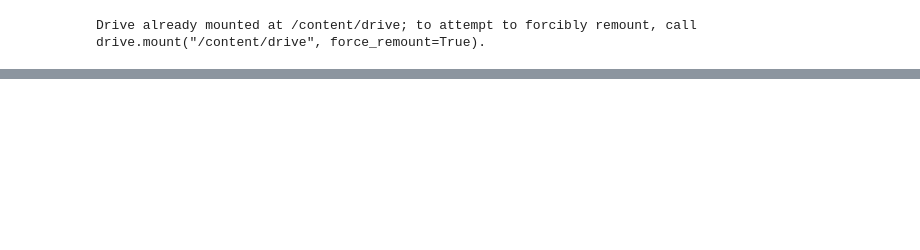
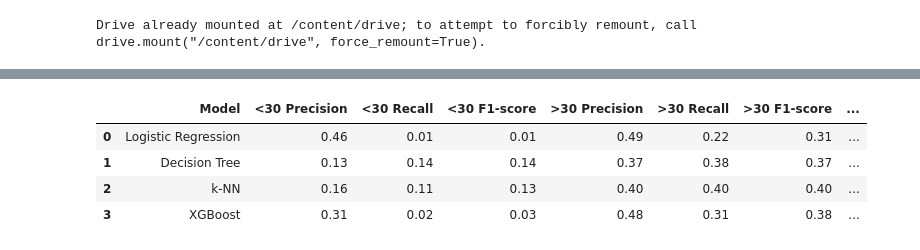
Before and after one commit to Augy23/Tugas-Manchine-Learning, a Jupyter notebook: UTS/UTS_Classification_Augrys_Farha_Sulistya_Negara.ipynb, the cells around one changed output, grey strips where cells are left out. Saved outputs shown, nothing was run; the diff lists cells and outputs as text; code cells hidden in the pictures; blank space fills up the shorter version.

```diff
--- a/UTS/UTS_Classification_Augrys_Farha_Sulistya_Negara.ipynb
+++ b/UTS/UTS_Classification_Augrys_Farha_Sulistya_Negara.ipynb
@@ -27,0 +208,27 @@ KeyError: 'CO(GT)'
+# %%
+# Creating a classification report summary table for all models
+classification_report_data = {
+    'Model': ['Logistic Regression', 'Decision Tree', 'k-NN', 'XGBoost'],
+    '<30 Precision': [0.46, 0.13, 0.16, 0.31],
+    '<30 Recall': [0.01, 0.14, 0.11, 0.02],
+    '<30 F1-score': [0.01, 0.14, 0.13, 0.03],
+    '>30 Precision': [0.49, 0.37, 0.40, 0.48],
+    '>30 Recall': [0.22, 0.38, 0.40, 0.31],
+    '>30 F1-score': [0.31, 0.37, 0.40, 0.38],
+    'NO Precision': [0.58, 0.57, 0.60, 0.60],
+    'NO Recall': [0.91, 0.55, 0.63, 0.85],
+    'NO F1-score': [0.71, 0.56, 0.62, 0.70],
+    'Accuracy': [0.5671, 0.4423, 0.4937, 0.5685]
+}
+
+# Creating the DataFrame for classification report
+df_classification_report = pd.DataFrame(classification_report_data)
+
+# Displaying the classification report table
+df_classification_report
+# %% [output]
+|  | Model | <30 Precision | <30 Recall | <30 F1-score | >30 Precision | >30 Recall | >30 F1-score | ... |
+| 0 | Logistic Regression | 0.46 | 0.01 | 0.01 | 0.49 | 0.22 | 0.31 | ... |
+| 1 | Decision Tree | 0.13 | 0.14 | 0.14 | 0.37 | 0.38 | 0.37 | ... |
+| 2 | k-NN | 0.16 | 0.11 | 0.13 | 0.40 | 0.40 | 0.40 | ... |
+| 3 | XGBoost | 0.31 | 0.02 | 0.03 | 0.48 | 0.31 | 0.38 | ... |
```
Also changed, not shown: parts of 7 cells of this notebook.
